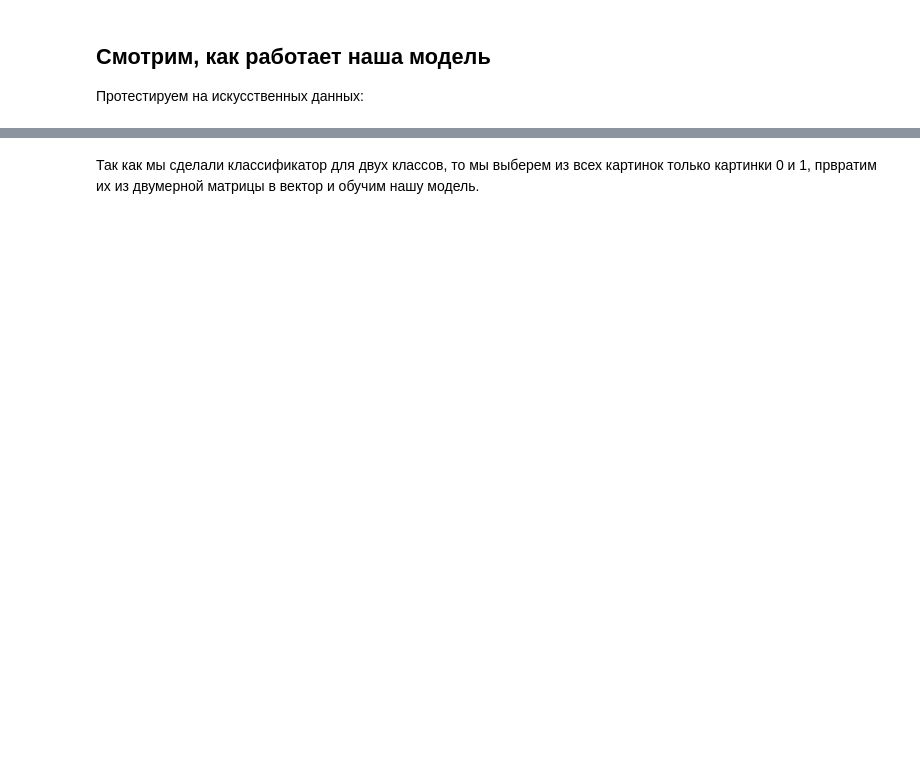
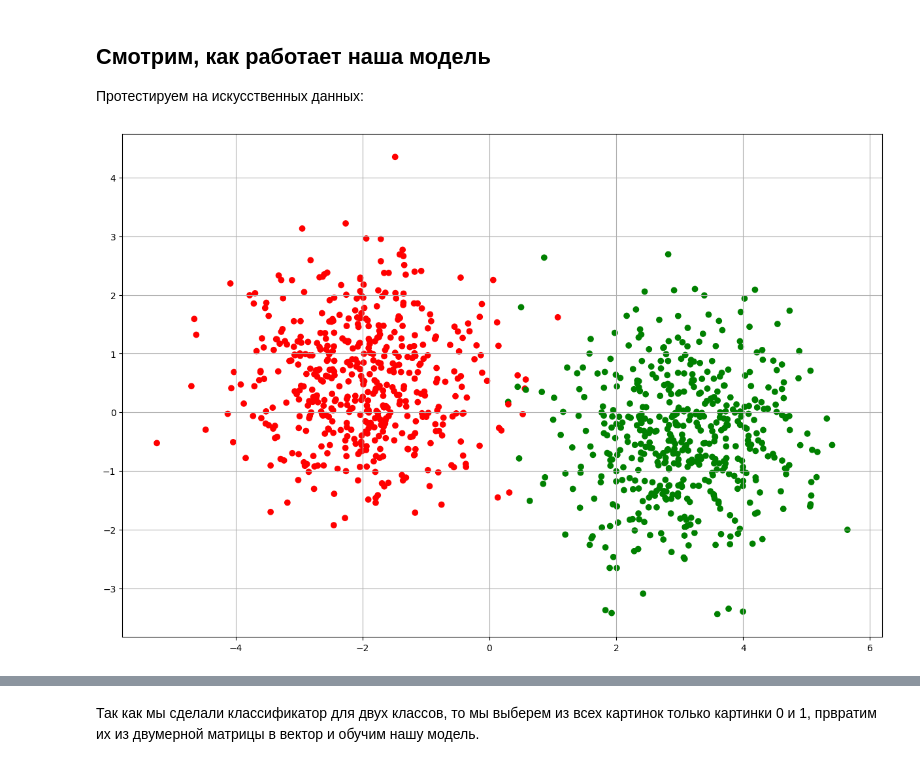
Before and after one commit to dimonpd/part_1_ml_cv, a Jupyter notebook: week_02_linear_models/Homework/hw_2_linear_models.ipynb, the cells around one changed output, grey strips where cells are left out. Drawn from its saved outputs; the diff is of its cells as text; code cells hidden in the pictures; blank space fills up the shorter version.

```diff
--- a/week_02_linear_models/Homework/hw_2_linear_models.ipynb
+++ b/week_02_linear_models/Homework/hw_2_linear_models.ipynb
@@ -509,17 +506,19 @@ AssertionError: Bias в регуляризационные слагаемые н
 # %%
 from sklearn.datasets import make_blobs
 X, y = make_blobs(n_samples=1000, centers=[[-2,0.5],[3,-0.5]], cluster_std=1, random_state=42)
 
 colors = ("red", "green")
 colored_y = np.zeros(y.size, dtype=str)
 
 for i, cl in enumerate([0,1]):
     colored_y[y.ravel() == cl] = str(colors[i])
 
 plt.figure(figsize=(15,10))
 plt.scatter(X[:, 0], X[:, 1], c=colored_y)
-plt.grod()
+plt.grid()
 plt.show();
+# %% [output]
+[figure, added]
 # %%
 clf = MyElasticLogisticRegression(0.1, 0.1)
 clf.fit(X, y, epochs=1000)
```
Also changed, not shown: parts of 6 cells of this notebook, 14 other files.
